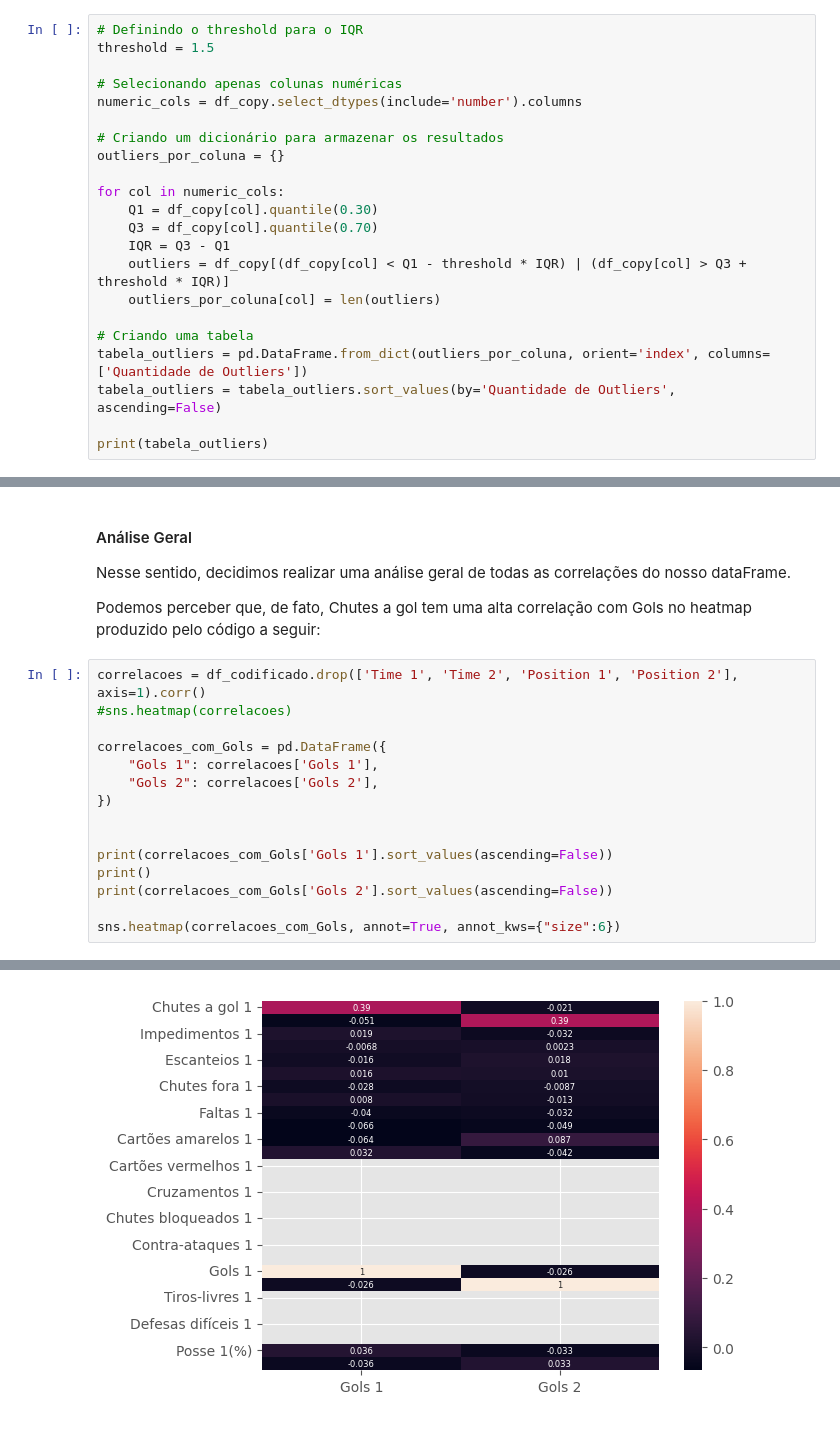
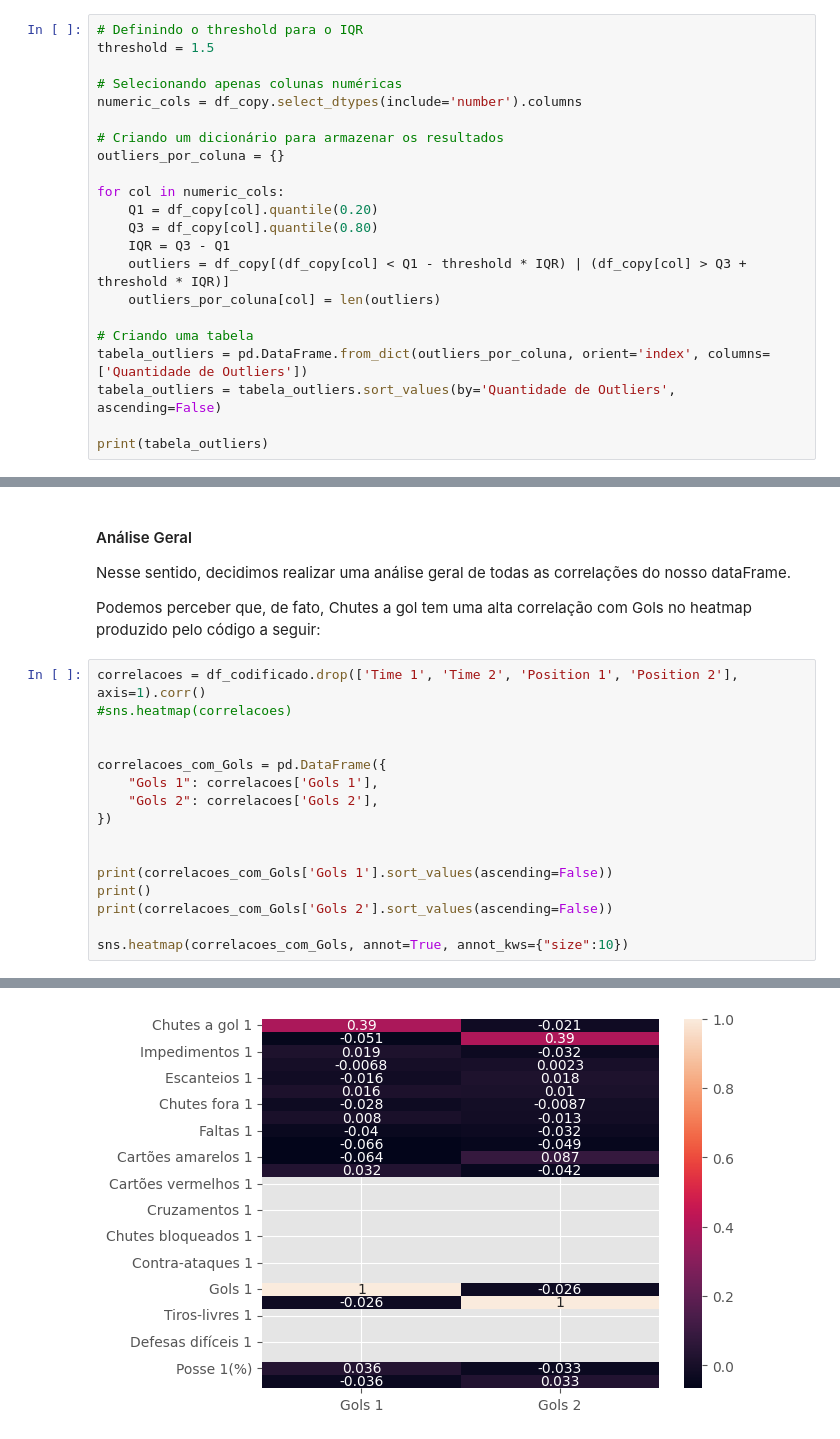
Before and after one commit to UFRJ-Analytica/PS-2025.1, a Jupyter notebook: analise_exploratorio.ipynb, the cells around one changed output, grey strips where cells are left out. Saved outputs shown, nothing was run; the diff lists cells and outputs as text.

```diff
--- a/analise_exploratorio.ipynb
+++ b/analise_exploratorio.ipynb
@@ -328,8 +329,8 @@ numeric_cols = df_copy.select_dtypes(include='number').columns
 outliers_por_coluna = {}
 
 for col in numeric_cols:
-    Q1 = df_copy[col].quantile(0.30)
-    Q3 = df_copy[col].quantile(0.70)
+    Q1 = df_copy[col].quantile(0.20)
+    Q3 = df_copy[col].quantile(0.80)
     IQR = Q3 - Q1
     outliers = df_copy[(df_copy[col] < Q1 - threshold * IQR) | (df_copy[col] > Q3 + threshold * IQR)]
     outliers_por_coluna[col] = len(outliers)
@@ -529,35 +534,36 @@ Podemos perceber que, de fato, Chutes a gol tem uma alta correlação com Gols n
 # %%
 correlacoes = df_codificado.drop(['Time 1', 'Time 2', 'Position 1', 'Position 2'], axis=1).corr()
 #sns.heatmap(correlacoes)
+
 
 correlacoes_com_Gols = pd.DataFrame({
     "Gols 1": correlacoes['Gols 1'],
     "Gols 2": correlacoes['Gols 2'],
 })
 
 
 print(correlacoes_com_Gols['Gols 1'].sort_values(ascending=False))
 print()
 print(correlacoes_com_Gols['Gols 2'].sort_values(ascending=False))
 
-sns.heatmap(correlacoes_com_Gols, annot=True, annot_kws={"size":6})
+sns.heatmap(correlacoes_com_Gols, annot=True, annot_kws={"size":10})
 # %% [output]
 Gols 1                 1.000000
 Chutes a gol 1         0.386042
 Posse 1(%)             0.036307
 Cartões amarelos 2     0.031501
 Impedimentos 1         0.018552
 Escanteios 2           0.016403
 Chutes fora 2          0.007994
 Impedimentos 2        -0.006765
 Escanteios 1          -0.016123
 Gols 2                -0.025846
 Chutes fora 1         -0.027848
 Posse 2(%)            -0.036307
 ... (43 lines left out)
 Tiros-livres 2              NaN
 Defesas difíceis 1          NaN
 Defesas difíceis 2          NaN
 Name: Gols 2, dtype: float64
 <Axes: >
-[figure, old version]
+[figure, new version]
```
Also changed, not shown: parts of 6 cells of this notebook.
